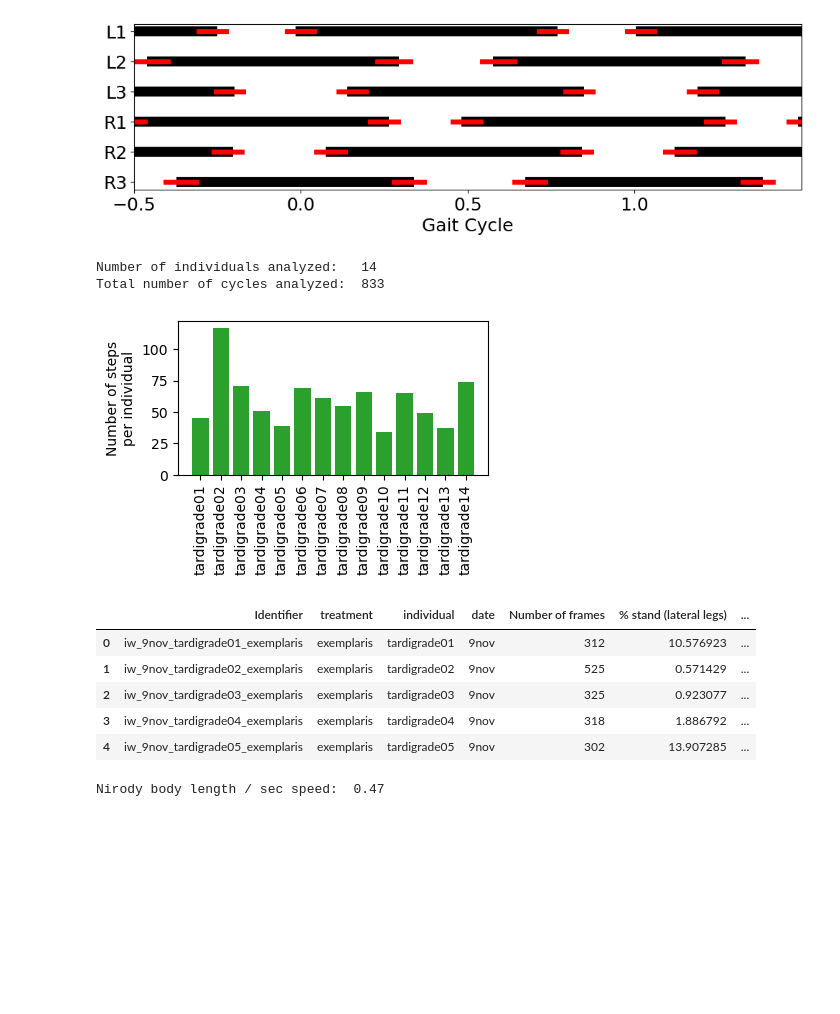
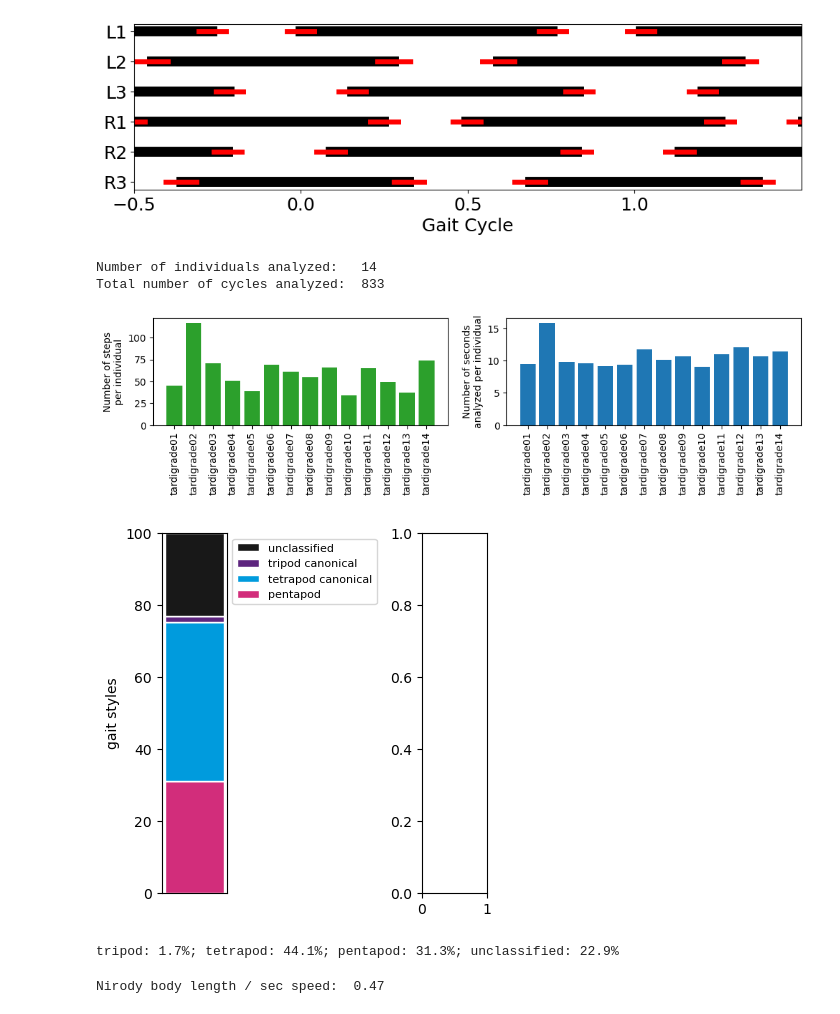
Before and after one commit to enwudz/gait, a Jupyter notebook: kinematics_overview.ipynb, the cells around one changed output. Drawn from its saved outputs; the diff is of its cells as text; code cells hidden in the pictures; blank space fills up the shorter version.

Commit message:
fiddling with proportions plot

```diff
--- a/kinematics_overview.ipynb
+++ b/kinematics_overview.ipynb
@@ -280,21 +280,34 @@ ipsilateral offset mean:   0.45
 contralateral offset mean: 0.51
 [figure]
 # %%
-# looking at number of steps
+# report number of steps analyzed per individual
 print('Number of individuals analyzed:  ', len(individuals))
 print('Total number of cycles analyzed: ', total_steps_overall)
-f,a = plt.subplots(1,figsize=(4,2))
+f,(a1,a2) = plt.subplots(1,2,figsize=(12,2))
 for i, individual in enumerate(individuals):
-    a.bar(i, total_steps[individual], color = 'tab:green')
+    a1.bar(i, total_steps[individual], color = 'tab:green')
+a1.set_ylabel('Number of steps\nper individual')
+a1.set_xticks(np.arange(0,len(individuals)))
+a1.set_xticklabels([x.split('_')[2] for x in individuals], rotation=90)
 
-a.set_ylabel('Number of steps\nper individual')
-a.set_xticks(np.arange(0,len(individuals)))
-a.set_xticklabels([x.split('_')[2] for x in individuals], rotation=90)
+# report total time collecting step data per individual
+# load data from gait_styles sheet
+fps = 33
+gait_df = pd.read_excel(data_file, sheet_name='gait_summaries', index_col=None)
+gait_df.head(3)
+individuals = gait_df.Identifier.values
+secs_analyzed = gait_df['Number of frames'].values / fps
+for i, individual in enumerate(individuals):
+    a2.bar(i, secs_analyzed[i], color = 'tab:blue')
+a2.set_ylabel('Number of seconds\nanalyzed per individual')
+a2.set_xticks(np.arange(0,len(individuals)))
+a2.set_xticklabels([x.split('_')[2] for x in individuals], rotation=90)
+
 plt.show()
 # %% [output]
 Number of individuals analyzed:   14
 Total number of cycles analyzed:  833
-[figure, old version]
+[figure, new version]
 # %%
 ''' WORKING
 Nirody figure 1D ...
@@ -309,13 +322,11 @@ For example, for tetrapod we can report: tetrapod canonical, tetrapod gallop, te
 So, we will report these numbers (Nirody version and our more granular version)
 Also, make plots (Nirody plot with their colors, our plot with our colors)
 
-Can also report # of frames analyzed (and thus total time analyzed) for each individual
-
-Can also report what the rear legs are doing
+Can also report what the rear legs are doingd
 
 '''
 
-# load data from gait_styles sheet
+# load gait data from gait_styles sheet
 gait_df = pd.read_excel(data_file, sheet_name='gait_summaries', index_col=None)
 
 # Nirody reported values for hexapod gait (and hex colors)
@@ -330,14 +341,30 @@ tetrapod_other = np.mean(gait_df['% tetrapod other (lateral legs)'].values) #cae
 tripod_other = np.mean(gait_df['% tripod other (lateral legs)'].values) #c292de
 other = np.mean(gait_df['% other (lateral legs)'].values) #8a8a8a
 
-gait_df.head(5)
+# set up figure
+f = plt.figure(figsize=(13,4))
+
+# Nirody categories
+ax1 = f.add_axes([0.05,0.05,0.05,0.9])
+groups = [['exemplaris 9Nov']]
+categories = ['pentapod','tetrapod canonical','tripod canonical','unclassified']
+proportions = [[pentapod, tetrapod_canonical, tripod_canonical, unclassified]]
+plot_colors = ['#d22d7b','#009bdd','#5d257e','#181818']
+ax1 = gaitFunctions.percentagesPlotWithLegend(ax1, groups, categories, proportions, plot_colors,'gait styles')
+
+# All categories
+ax1 = f.add_axes([0.3,0.05,0.05,0.9])
+
+plt.show()
+
+summary = ('tripod: ' + str(np.round(tripod_canonical,1)) + '%; ')
+summary += ('tetrapod: ' + str(np.round(tetrapod_canonical,1)) + '%; ')
+summary += ('pentapod: ' + str(np.round(pentapod,1)) + '%; ')
+summary += ('unclassified: ' + str(np.round(unclassified,1)) + '%')
+print(summary)
 # %% [output]
-|  | Identifier | treatment | individual | date | Number of frames | % stand (lateral legs) | ... |
-| 0 | iw_9nov_tardigrade01_exemplaris | exemplaris | tardigrade01 | 9nov | 312 | 10.576923 | ... |
-| 1 | iw_9nov_tardigrade02_exemplaris | exemplaris | tardigrade02 | 9nov | 525 | 0.571429 | ... |
-| 2 | iw_9nov_tardigrade03_exemplaris | exemplaris | tardigrade03 | 9nov | 325 | 0.923077 | ... |
-| 3 | iw_9nov_tardigrade04_exemplaris | exemplaris | tardigrade04 | 9nov | 318 | 1.886792 | ... |
-| 4 | iw_9nov_tardigrade05_exemplaris | exemplaris | tardigrade05 | 9nov | 302 | 13.907285 | ... |
+[figure, added]
+tripod: 1.7%; tetrapod: 44.1%; pentapod: 31.3%; unclassified: 22.9%
 # %%
 ''' WORKING
 Nirody supplemental data table S2
```
Also changed, not shown: 2 other files.
